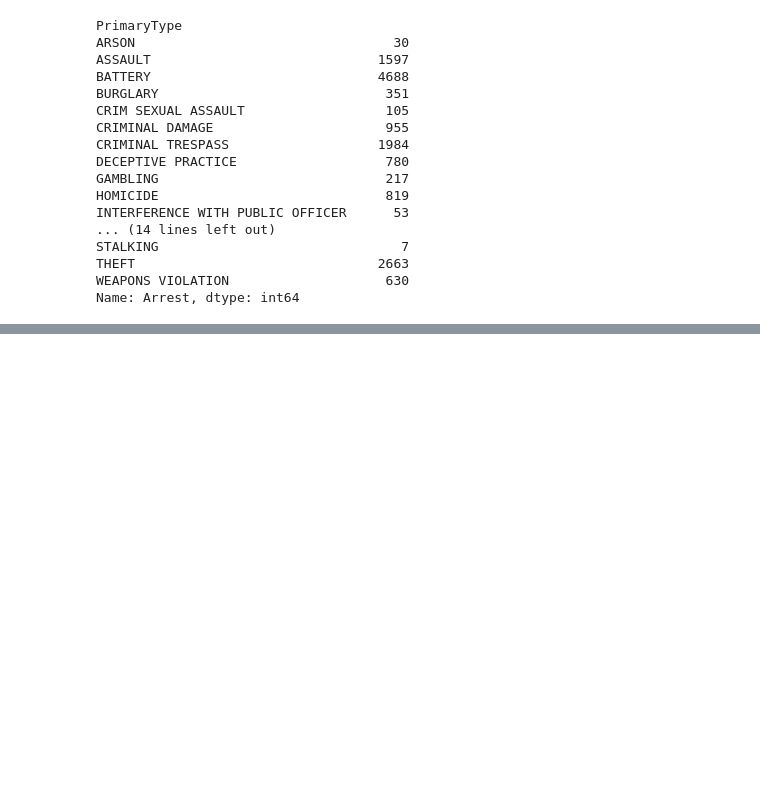
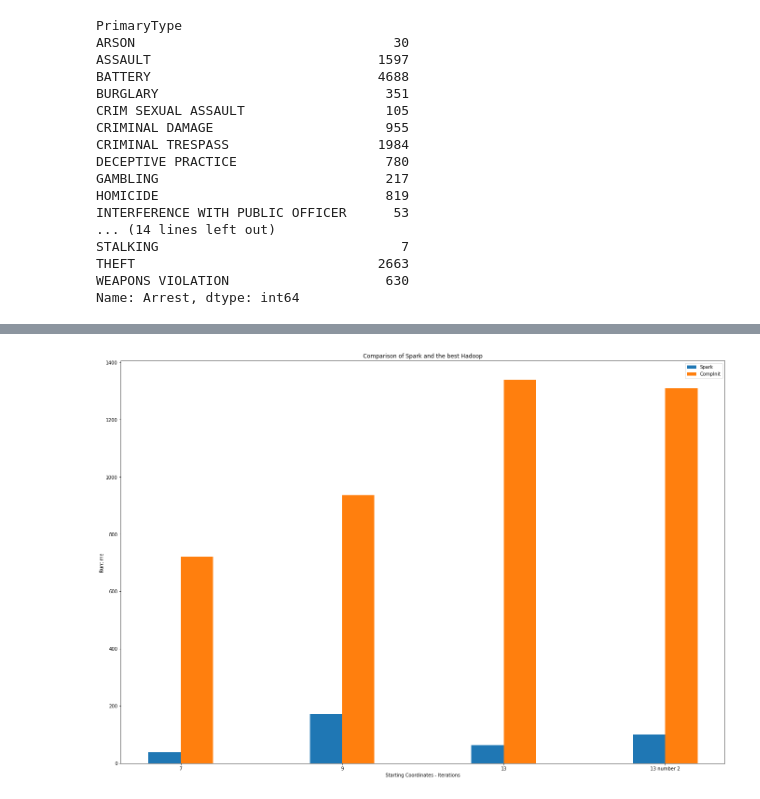
Before and after one commit to Mintra99/chicago-crime-hadoop, a Jupyter notebook: kladd.ipynb, the cells around one changed output, grey strips where cells are left out. Drawn from its saved outputs; the diff is of its cells as text; code cells hidden in the pictures; blank space fills up the shorter version.

```diff
--- a/kladd.ipynb
+++ b/kladd.ipynb
@@ -129,0 +428,27 @@ plt.show()
+# %%
+import numpy as np
+import matplotlib.pyplot as plt
+
+X = ["7", "9", "13", "13 number 2"]
+
+Spark = [39, 172, 63, 101]
+CompI = [721, 937, 1339, 1310]
+
+# [,
+
+fig = plt.figure()
+X_axis = np.arange(len(X))
+ax = fig.add_axes([0,0,3,3])
+
+plt.bar(X_axis - 0.1, Spark, 0.2, label = 'Spark')
+plt.bar(X_axis + 0.1, CompI, 0.2, label = 'CompInit')
+
+
+plt.xticks(X_axis, X)
+plt.xlabel("Starting Coordinates - Iterations")
+plt.ylabel("Runtime")
+plt.title("Comparison of Spark and the best Hadoop")
+plt.legend()
+plt.show()
+# %% [output]
+[figure, added]
```
Also changed, not shown: parts of 12 cells of this notebook, 11 other files.
